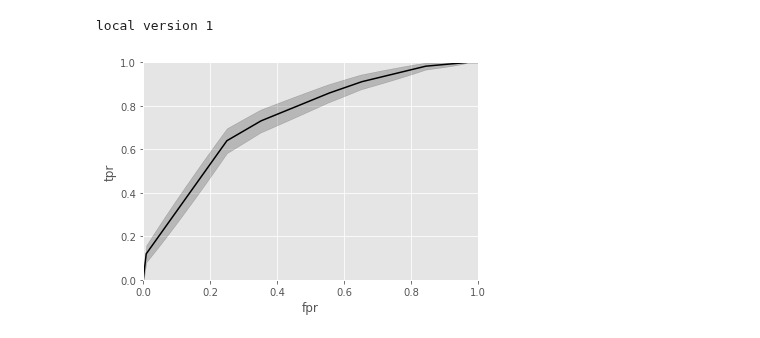
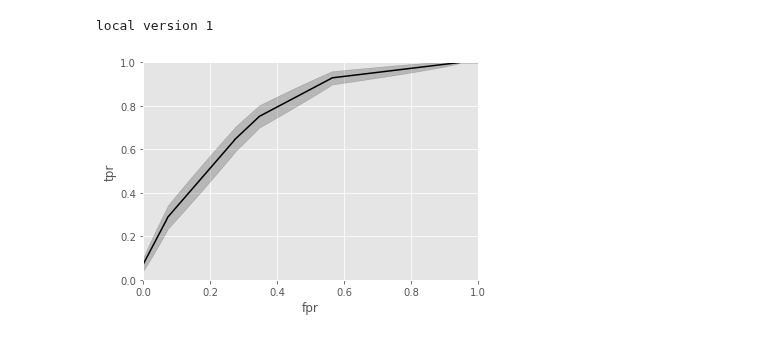
Before and after one commit to zeroknowledgediscovery/zedstat, a Jupyter notebook: build/lib/zedstat/Untitled.ipynb, the cells around one changed output. Cells and saved outputs as stored; diff of their text form; code cells hidden in the pictures.

```diff
--- a/build/lib/zedstat/Untitled.ipynb
+++ b/build/lib/zedstat/Untitled.ipynb
@@ -9,0 +10,10 @@ df.set_index('fpr').to_csv('tmp.csv')
+# %%
+import zedstat
+import pylab as plt
+plt.style.use('ggplot')
+zt=zedstat.processRoc(df=pd.read_csv('/home/ishanu/Dropbox/gibbons_global/code/roc_cat.csv',index_col=0),
+           order=3,
+           total_samples=502+470,
+           positive_samples=470,
+           alpha=0.01,
+           prevalence=470/(502+470))
@@ -10,24 +50,30 @@ df.set_index('fpr').to_csv('tmp.csv')
 # %%
 import zedstat
 import pylab as plt
 plt.style.use('ggplot')
 zt=zedstat.processRoc(df=pd.read_csv('/home/ishanu/Dropbox/gibbons_global/code/roc_cat.csv',index_col=0),
            order=3,
            total_samples=502+470,
            positive_samples=470,
            alpha=0.01,
            prevalence=470/(502+470))
-zt.smooth(STEP=0.001)
+zt.smooth(STEP=0.001,interpolate=False)
 zt.allmeasures(interpolate=True)
+#print('-----')
+#display(zt.get())
 zt.usample(precision=3)
+#print('-----xxxxx')
+#display(zt.get())
 zt.getBounds()
+#print('-----wwwww')
+#display(zt.get())
 
 ax=plt.gca()
 ax=zt.get().tpr.plot(ax=ax,color='k')
 plt.fill_between(x=zt.get().index, y1=zt.df_lim['U'].tpr,y2=zt.df_lim['L'].tpr, color='k',alpha=.2)
 ax.set_xlim(0,1)
 ax.set_ylim(0,1)
 ax.set_ylabel('tpr');
 # %% [output]
 local version 1
-[figure, old version]
+[figure, new version]
```
Also changed, not shown: parts of 10 cells of this notebook, 13 other files.
